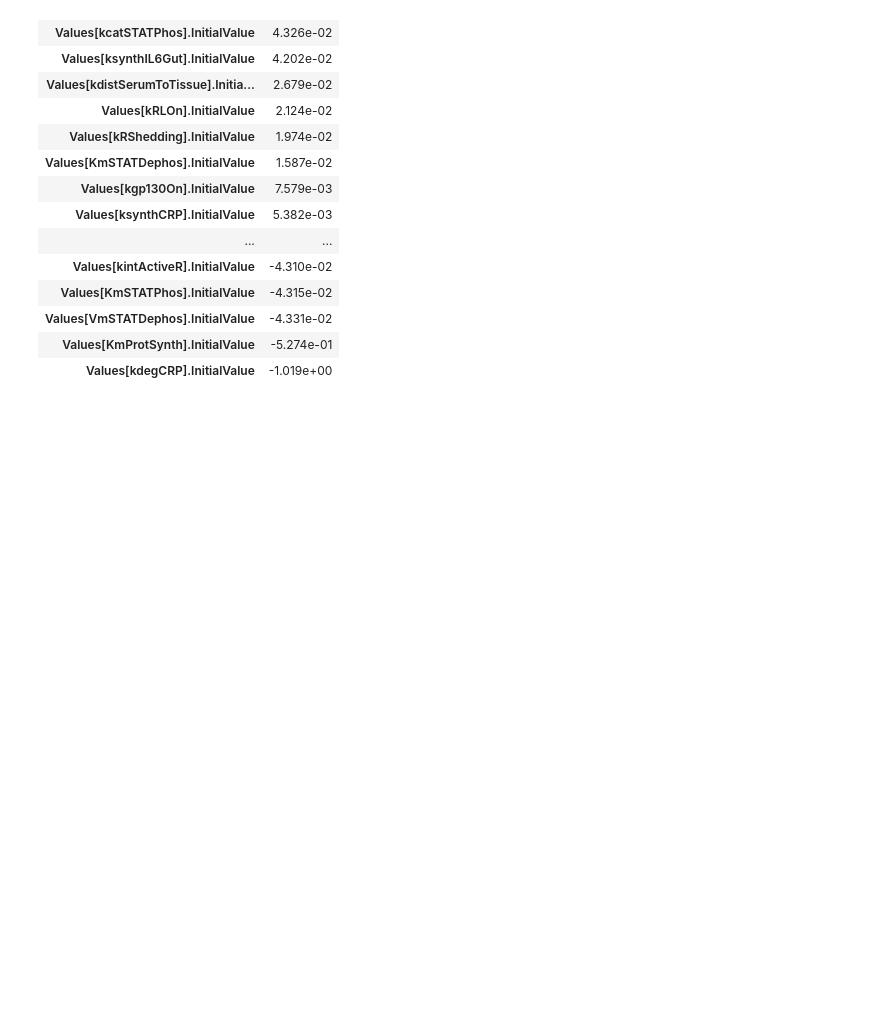
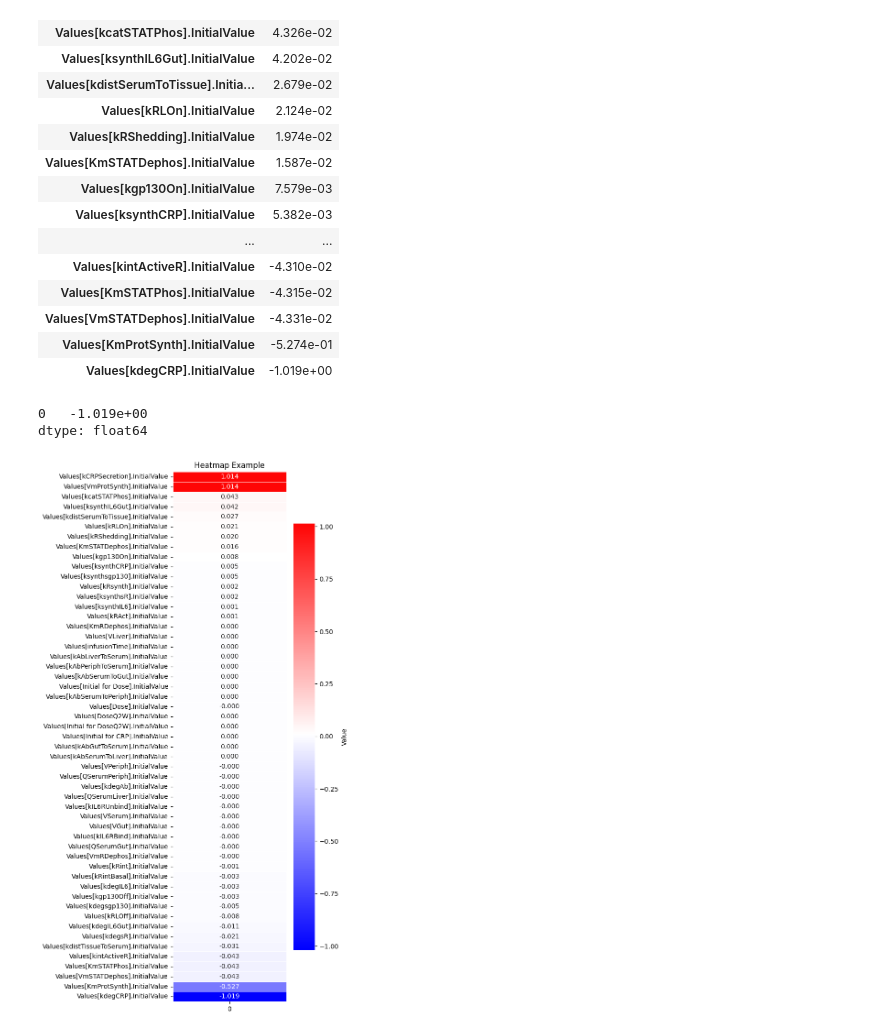
Before and after one commit to VirtualPatientEngine/AIAgents4Pharma, a Jupyter notebook: docs/notebooks/talk2biomodels/tutorial_sensitivity_analysis.ipynb, the cells around one changed output. Saved outputs shown, nothing was run; the diff lists cells and outputs as text; code cells hidden in the pictures; blank space fills up the shorter version.

```diff
--- a/docs/notebooks/talk2biomodels/tutorial_sensitivity_analysis.ipynb
+++ b/docs/notebooks/talk2biomodels/tutorial_sensitivity_analysis.ipynb
@@ -315,7 +323,8 @@ basico.get_species(name = 'CRP')
 # Which parameter values determine CRP concentration?
 
 # effect = CRP concentration, cause = all parameters
-basico.get_scaled_sensitivities(run_first=True, settings={'effect': 'CRP{serum}', 'cause': 'All Parameter Values'}).sort_values(by=0, ascending=False)
+df = basico.get_scaled_sensitivities(run_first=True, settings={'effect': 'CRP{serum}', 'cause': 'All Parameter Values'}).sort_values(by=0, ascending=False)
+df
 # %% [output]
 |  | 0 |
 | Values[kCRPSecretion].InitialValue | 1.014e+00 |
@@ -334,3 +343,28 @@ basico.get_scaled_sensitivities(run_first=True, settings={'effect': 'CRP{serum}'
 | Values[VmSTATDephos].InitialValue | -4.331e-02 |
 | Values[KmProtSynth].InitialValue | -5.274e-01 |
 | Values[kdegCRP].InitialValue | -1.019e+00 |
+# %%
+print(df.min())
+# %% [output]
+0   -1.019e+00
+dtype: float64
+# %%
+# change the settings
+basico.set_sensitivity_settings({'sub_task' : 'Time Series'})
+plt.figure(figsize=(4, 15))  # Set the size of the plot
+colors = ["blue", "white", "red"]  # Dark blue → white → dark red
+custom_cmap = LinearSegmentedColormap.from_list("custom", colors, N=7000)  # Higher N = finer detail
+sns.heatmap(df,
+            annot=True,  # Show numbers in cells
+            cmap=custom_cmap,  # Color scheme
+            fmt='.3f',  # Format of numbers (2 decimal places)
+            cbar_kws={'label': 'Value'},  # Color bar label
+            linewidths=.5,
+            #vmin=df.min(),
+            #vmax=df.max(),
+            center=df.values.mean())
+
+plt.title('Heatmap Example')
+plt.show()
+# %% [output]
+[figure, added]
```
Also changed, not shown: parts of 15 cells of this notebook, 3 other files.
